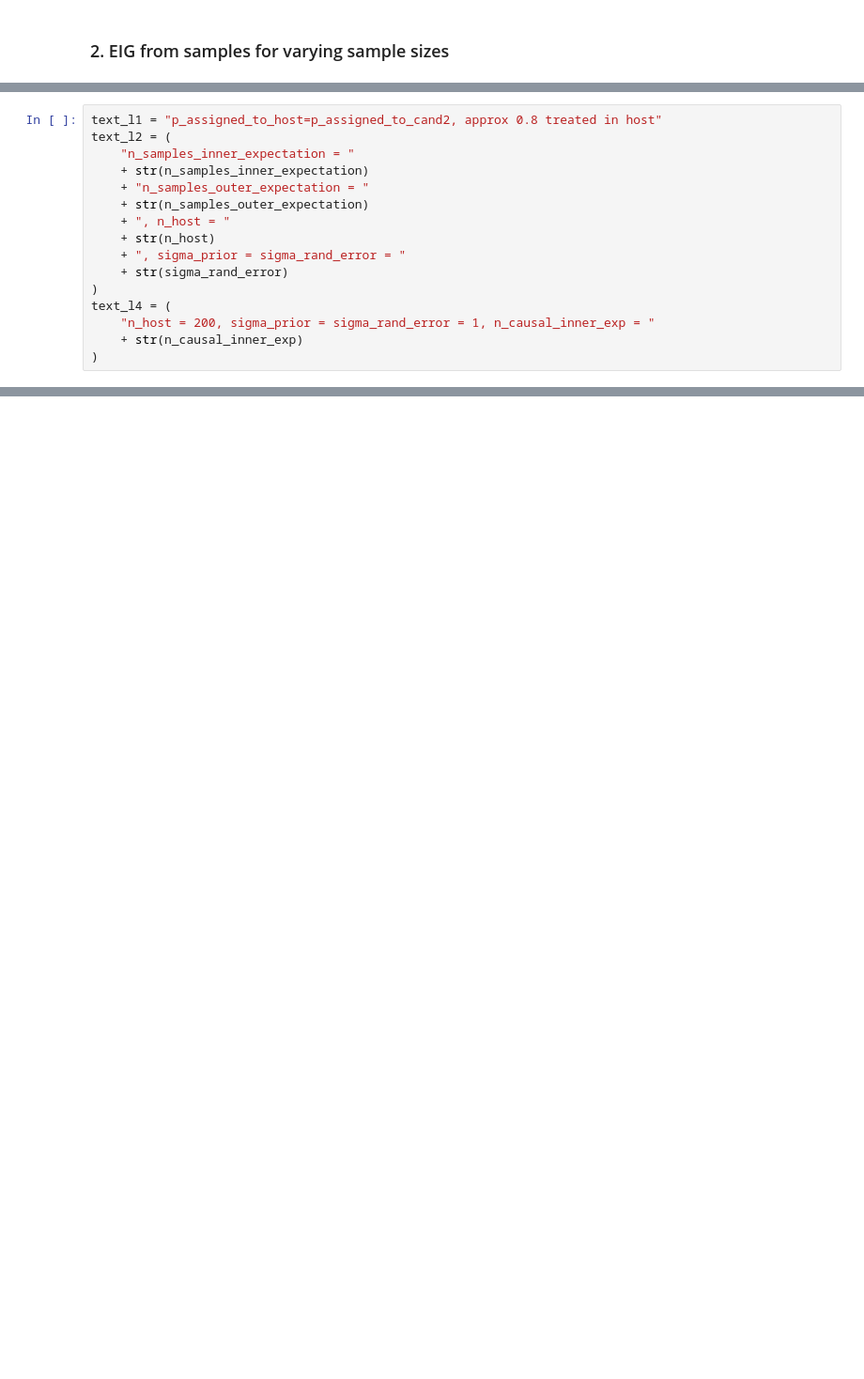
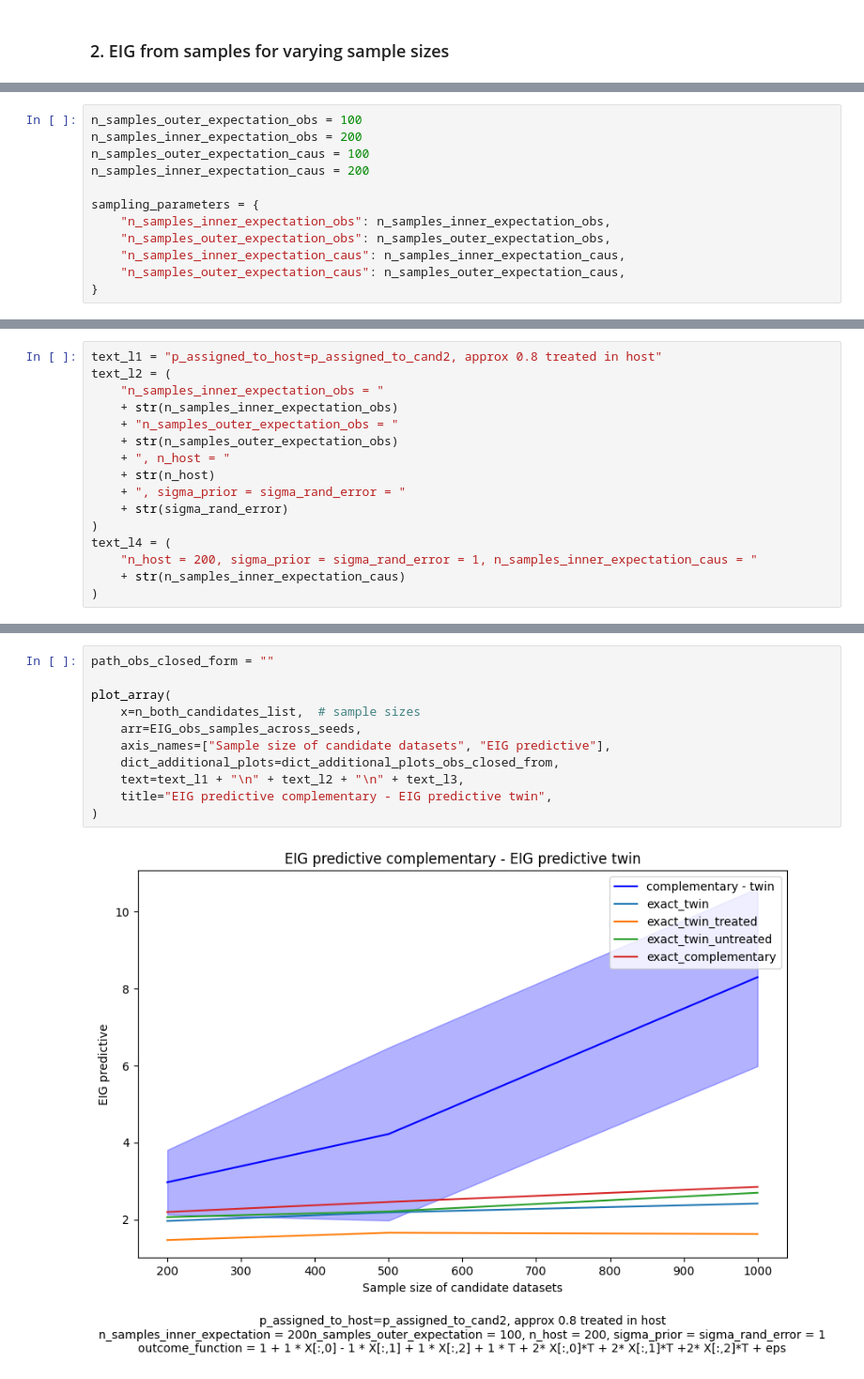
Before and after one commit to LucileTerminassian/causal_prospective_merge, a Jupyter notebook: notebooks/linear_synthetic.ipynb, the cells around one changed output, grey strips where cells are left out. Shown at 94% size. Saved outputs shown, nothing was run; the diff lists cells and outputs as text; blank space fills up the shorter version.

```diff
--- a/notebooks/linear_synthetic.ipynb
+++ b/notebooks/linear_synthetic.ipynb
@@ -260,2 +238,14 @@ sampling_parameters = {
+# %%
+n_samples_outer_expectation_obs = 100
+n_samples_inner_expectation_obs = 200
+n_samples_outer_expectation_caus = 100
+n_samples_inner_expectation_caus = 200
+
+sampling_parameters = {
+    "n_samples_inner_expectation_obs": n_samples_inner_expectation_obs,
+    "n_samples_outer_expectation_obs": n_samples_outer_expectation_obs,
+    "n_samples_inner_expectation_caus": n_samples_inner_expectation_caus,
+    "n_samples_outer_expectation_caus": n_samples_outer_expectation_caus,
+}
 # %%
 dict_additional_plots_obs_from_samples, dict_additional_plots_caus_from_samples = (
@@ -287,16 +283,16 @@ for i in range(n_seeds):
 # %%
 text_l1 = "p_assigned_to_host=p_assigned_to_cand2, approx 0.8 treated in host"
 text_l2 = (
-    "n_samples_inner_expectation = "
-    + str(n_samples_inner_expectation)
-    + "n_samples_outer_expectation = "
-    + str(n_samples_outer_expectation)
+    "n_samples_inner_expectation_obs = "
+    + str(n_samples_inner_expectation_obs)
+    + "n_samples_outer_expectation_obs = "
+    + str(n_samples_outer_expectation_obs)
     + ", n_host = "
     + str(n_host)
     + ", sigma_prior = sigma_rand_error = "
     + str(sigma_rand_error)
 )
 text_l4 = (
-    "n_host = 200, sigma_prior = sigma_rand_error = 1, n_causal_inner_exp = "
-    + str(n_causal_inner_exp)
+    "n_host = 200, sigma_prior = sigma_rand_error = 1, n_samples_inner_expectation_caus = "
+    + str(n_samples_inner_expectation_caus)
 )
@@ -303,2 +301,15 @@ text_l4 = (
+# %%
+path_obs_closed_form = ""
+
+plot_array(
+    x=n_both_candidates_list,  # sample sizes
+    arr=EIG_obs_samples_across_seeds,
+    axis_names=["Sample size of candidate datasets", "EIG predictive"],
+    dict_additional_plots=dict_additional_plots_obs_closed_from,
+    text=text_l1 + "\n" + text_l2 + "\n" + text_l3,
+    title="EIG predictive complementary - EIG predictive twin",
+)
+# %% [output]
+[figure, added]
 # %%
 # path_obs_samples = '/Users/lucile/causal_info_gain/plots/eig_obs_samples'
```
Also changed, not shown: parts of 16 cells of this notebook, 7 other files.
